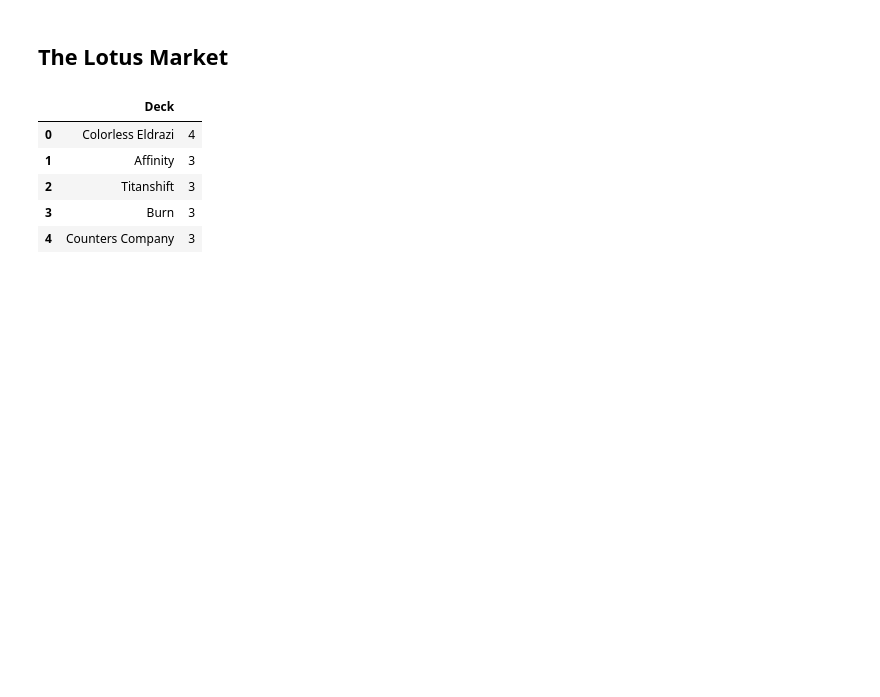
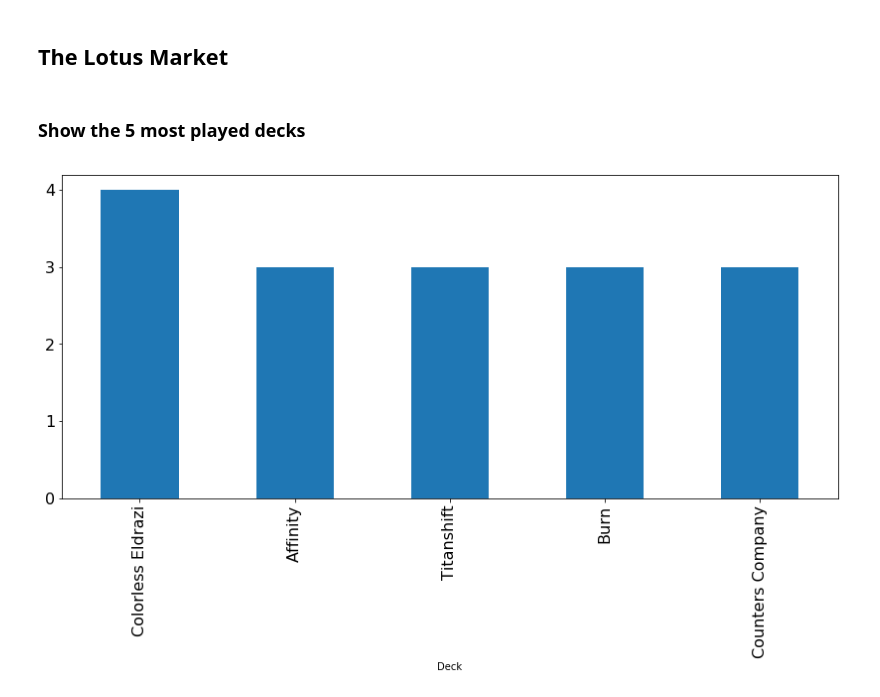
Before and after one commit to guimarais/metamagic, a Jupyter notebook: Metagame.ipynb, the cells around one changed output. Saved outputs shown, nothing was run; the diff lists cells and outputs as text; code cells hidden in the pictures; blank space fills up the shorter version.

```diff
--- a/Metagame.ipynb
+++ b/Metagame.ipynb
@@ -9,9 +17,0 @@ df = pd.read_excel('./Files/Season_1_2017-2018.xlsx', sheetname='LotusMarket', h
-# %%
-df.head()
-# %% [output]
-|  | Deck |  |
-| 0 | Colorless Eldrazi | 4 |
-| 1 | Affinity | 3 |
-| 2 | Titanshift | 3 |
-| 3 | Burn | 3 |
-| 4 | Counters Company | 3 |
@@ -21,0 +18,8 @@ def absolute_value(val):
+# %% [markdown]
+### Show the 5 most played decks
+# %%
+ax = df.head().plot(kind='bar', figsize=(14,6), fontsize=16, legend='', x=df['Deck'].head())
+ax.set_yticks([0,1,2,3,4])
+plt.show()
+# %% [output]
+[figure, added]
```
Also changed, not shown: parts of 7 cells of this notebook.
